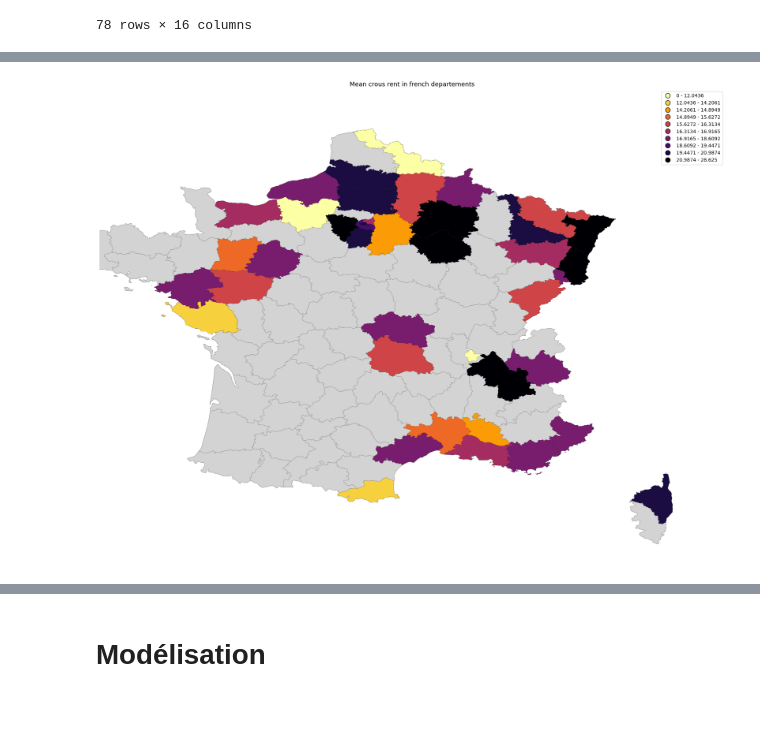
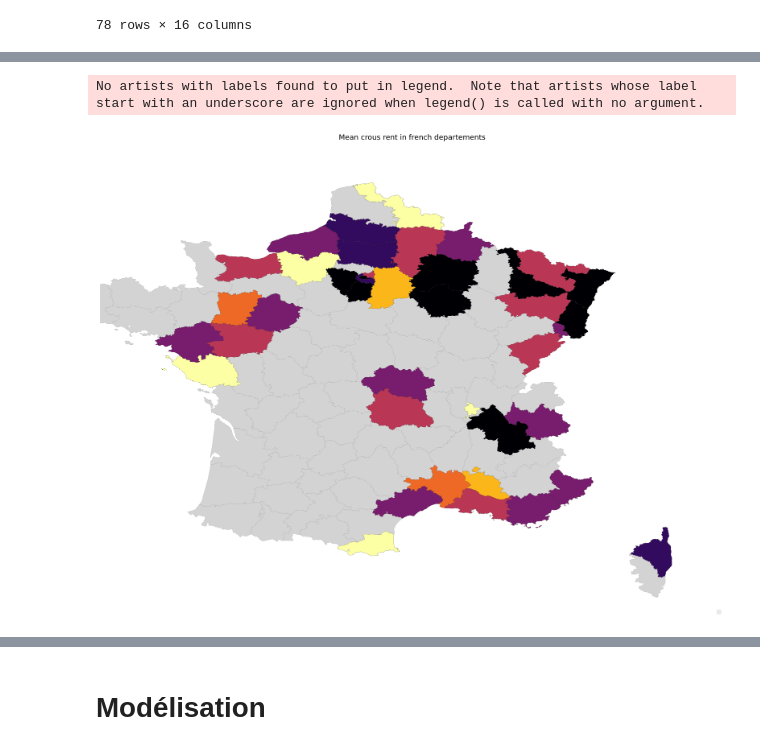
Before and after one commit to Simgnt/La-loi-du-Crous, a Jupyter notebook: Projet_final_with_maps_3_Simon.ipynb, the cells around one changed output, grey strips where cells are left out. Drawn from its saved outputs; the diff is of its cells as text; code cells hidden in the pictures; blank space fills up the shorter version.

```diff
--- a/Projet_final_with_maps_3_Simon.ipynb
+++ b/Projet_final_with_maps_3_Simon.ipynb
@@ -383,10 +385,16 @@ plt.show()
 # %%
+
 df_nb_res_plus = df_nb_res.loc[(df_nb_res['comptage_résidence']>20)]
 departments = df_nb_res_plus['departement']
 Nb_résidence = df_nb_res_plus['comptage_résidence']
+
+fig, ax = plt.subplots(figsize=(20, 10)) #taille adéquate
+
 plt.bar(departments,Nb_résidence )
 plt.xticks(departments, rotation = 'vertical', size =7)
+plt.title("title", loc='left')
 plt.xlabel('Départments')
 plt.ylabel('Départements avec le plus de résidences résidences Crous (>20)')
+plt.style.use("ggplot") #à utiliser pour améliorer le style
 plt.show()
 # %% [output]
@@ -393,0 +428,24 @@ plt.show()
+# %%
+fig, ax = plt.subplots(figsize=(20, 10))
+# Reorder it following the values of the first value:
+ordered_df = df_max.sort_values(by='Loyer_prive_m2')
+my_range=ordered_df['departement']
+
+# The horizontal plot is made using the hline function
+plt.hlines(y= my_range, xmin=ordered_df['prix_par_m2_max'], xmax=ordered_df['Loyer_prive_m2'], color='black', alpha=0.4)
+plt.scatter(ordered_df['prix_par_m2_max'], my_range, color='darkcyan', alpha=1, marker = 'o', label='prix_par_m2_max')
+plt.scatter(ordered_df['prix_par_m2_min'], my_range, color='firebrick', alpha=1,  marker = 's', label='prix_par_m2_min')
+plt.scatter(ordered_df['Loyer_prive_m2'], my_range, color='darkgreen', alpha=1 ,marker = '^', label='Loyer_prive_m2')
+plt.legend()
+
+# Add title and axis names
+plt.yticks(my_range, ordered_df['departement'], fontsize= 10)
+plt.title("Comparison of the rent max/min and the private rent", loc='left')
+plt.xlabel('Rent prices')
+plt.ylabel('Départements')
+ax.legend(loc = 4, bbox_to_anchor = (1,0))
+plt.style.use("ggplot")
+
+
+# Show the graph
+plt.show()
@@ -416,6 +476,7 @@ On récupère un fond de carte de la France.
 France = gpd.read_file("https://raw.githubusercontent.com/holtzy/The-Python-Graph-Gallery/master/static/data/france.geojson")
 # %%
 fig, ax = plt.subplots(figsize=(24, 18))
+plt.style.use("default")
 France.plot(ax =ax, edgecolor='darkgrey', facecolor='lightgrey')
 
 df_metro.plot(ax = ax, color='red')
@@ -520,24 +581,27 @@ gpd_mean_wout_nan
 | Vosges | 511.250000 | 229.750000 | 211.250000 | 221.000000 | 15.500000 | 11.500000 | 13.500000 | 6.459698 | ... |
 | Yvelines | 335.285714 | 536.000000 | 374.714286 | 455.357143 | 25.502500 | 16.775000 | 21.138750 | 2.078641 | ... |
 # %%
-fig, ax = plt.subplots(figsize=(24, 18))
+fig, ax = plt.subplots(figsize=(20, 18))
 France.plot(ax =ax, edgecolor='darkgrey', facecolor='lightgrey')
 
 # Set up the color sheme:
 import mapclassify as mc
-scheme = mc.Quantiles(gpd_mean_wout_nan['prix_par_m2_max'], k=10)
+scheme = mc.Quantiles(gpd_mean_wout_nan['prix_par_m2_max'], k=7)
 
 # Map
 gplt.choropleth(gpd_mean_wout_nan,
     hue="prix_par_m2_mean",
     linewidth=.1,
     scheme=scheme, cmap='inferno_r',
     legend=True,
     edgecolor='black',
     ax=ax
 
 );
-
+plt.style.use("seaborn-notebook")
+ax.legend(loc = 4, bbox_to_anchor = (1,0))
+plt.subplots_adjust()
 ax.set_title('Mean crous rent in french departements', fontsize=13);
 # %% [output]
+No artists with labels found to put in legend.  Note that artists whose label start with an underscore are ignored when legend() is called with no argument.
-[figure, old version]
+[figure, new version]
```
Also changed, not shown: parts of 21 cells of this notebook.
